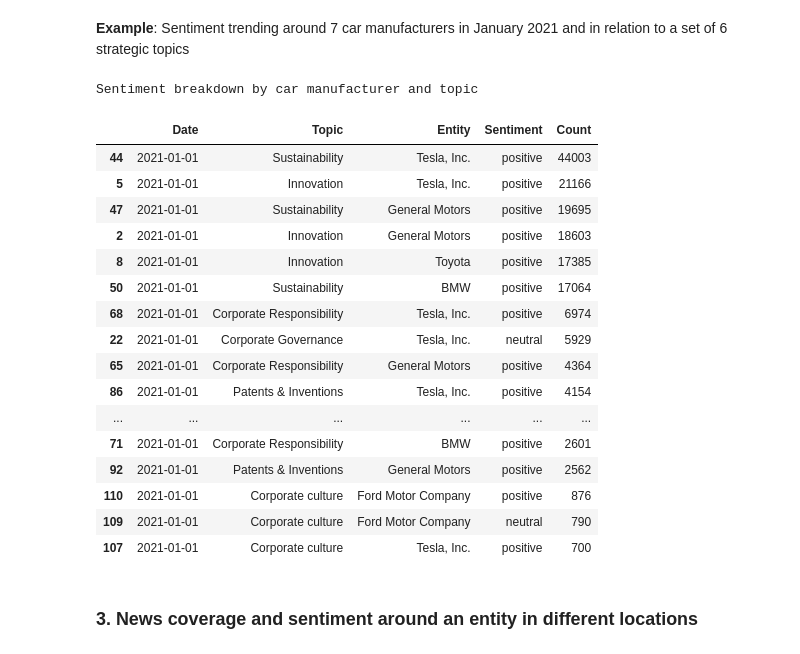
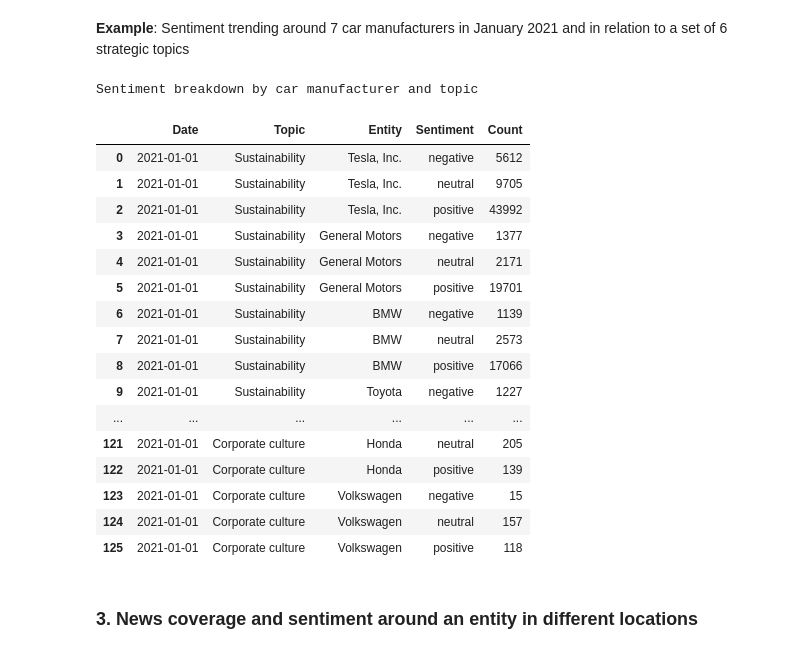
Before and after one commit to signal-ai/signal-api-tools, a Jupyter notebook: notebooks/trends_tutorial.ipynb, the cells around one changed output. Cells and saved outputs as stored; diff of their text form; code cells hidden in the pictures.

```diff
--- a/notebooks/trends_tutorial.ipynb
+++ b/notebooks/trends_tutorial.ipynb
@@ -235,49 +228,36 @@ query = {
 }
 
 car_manufacturers_result = request(json=query).json()
-# %%
-df = json_normalize(
-    car_manufacturers_result['aggregations']['group-by'],
-    ['groups', 'group-by', 'groups', 'group-by', 'groups', 'group-by', 'groups'],
-    [['groups', 'value'],
-     ['groups', 'group-by', 'groups', 'value'],
-     ['groups', 'group-by', 'groups', 'group-by', 'groups', 'value']],
-    errors='ignore')
-
-df = df.rename(columns={'value': 'Sentiment',
-                        'metrics.document-count': 'Count',
-                        'groups.value': 'Date',
-                        'groups.group-by.groups.value': 'Topic',
-                        'groups.group-by.groups.group-by.groups.value': 'Entity'})
-
-df['Topic'] = df['Topic'].apply(lambda x: x['name'])
-df['Entity'] = df['Entity'].apply(lambda x: x['name'])
-
-df = df.reindex(columns=['Date', 'Topic', 'Entity', 'Sentiment', 'Count'])
-
-# Take top 3 rows by document count for each topic
-df = df.sort_values('Count', ascending = False).groupby('Topic').head(3)
-
-df.style.set_caption('Sentiment breakdown by car manufacturer and topic')
-# %% [output]
-Sentiment breakdown by car manufacturer and topic
-|  | Date | Topic | Entity | Sentiment | Count |
-| 44 | 2021-01-01 | Sustainability | Tesla, Inc. | positive | 44003 |
-| 5 | 2021-01-01 | Innovation | Tesla, Inc. | positive | 21166 |
-| 47 | 2021-01-01 | Sustainability | General Motors | positive | 19695 |
-| 2 | 2021-01-01 | Innovation | General Motors | positive | 18603 |
-| 8 | 2021-01-01 | Innovation | Toyota | positive | 17385 |
-| 50 | 2021-01-01 | Sustainability | BMW | positive | 17064 |
-| 68 | 2021-01-01 | Corporate Responsibility | Tesla, Inc. | positive | 6974 |
-| 22 | 2021-01-01 | Corporate Governance | Tesla, Inc. | neutral | 5929 |
-| 65 | 2021-01-01 | Corporate Responsibility | General Motors | positive | 4364 |
-| 86 | 2021-01-01 | Patents & Inventions | Tesla, Inc. | positive | 4154 |
-| ... | ... | ... | ... | ... | ... |
-| 71 | 2021-01-01 | Corporate Responsibility | BMW | positive | 2601 |
-| 92 | 2021-01-01 | Patents & Inventions | General Motors | positive | 2562 |
-| 110 | 2021-01-01 | Corporate culture | Ford Motor Company | positive | 876 |
-| 109 | 2021-01-01 | Corporate culture | Ford Motor Company | neutral | 790 |
-| 107 | 2021-01-01 | Corporate culture | Tesla, Inc. | positive | 700 |
+# %%
+df = json_normalize(car_manufacturers_result, 'aggregations')
+
+df = df.rename(columns={'entity.sentiment': 'Sentiment',
+                        'document-count': 'Count',
+                        'published-at': 'Date',
+                        'topic.name': 'Topic',
+                        'entity.name': 'Entity'})
+
+df = df.reindex(columns=['Date', 'Topic', 'Entity', 'Sentiment', 'Count'])
+df.style.set_caption('Sentiment breakdown by car manufacturer and topic')
+# %% [output]
+Sentiment breakdown by car manufacturer and topic
+|  | Date | Topic | Entity | Sentiment | Count |
+| 0 | 2021-01-01 | Sustainability | Tesla, Inc. | negative | 5612 |
+| 1 | 2021-01-01 | Sustainability | Tesla, Inc. | neutral | 9705 |
+| 2 | 2021-01-01 | Sustainability | Tesla, Inc. | positive | 43992 |
+| 3 | 2021-01-01 | Sustainability | General Motors | negative | 1377 |
+| 4 | 2021-01-01 | Sustainability | General Motors | neutral | 2171 |
+| 5 | 2021-01-01 | Sustainability | General Motors | positive | 19701 |
+| 6 | 2021-01-01 | Sustainability | BMW | negative | 1139 |
+| 7 | 2021-01-01 | Sustainability | BMW | neutral | 2573 |
+| 8 | 2021-01-01 | Sustainability | BMW | positive | 17066 |
+| 9 | 2021-01-01 | Sustainability | Toyota | negative | 1227 |
+| ... | ... | ... | ... | ... | ... |
+| 121 | 2021-01-01 | Corporate culture | Honda | neutral | 205 |
+| 122 | 2021-01-01 | Corporate culture | Honda | positive | 139 |
+| 123 | 2021-01-01 | Corporate culture | Volkswagen | negative | 15 |
+| 124 | 2021-01-01 | Corporate culture | Volkswagen | neutral | 157 |
+| 125 | 2021-01-01 | Corporate culture | Volkswagen | positive | 118 |
 # %% [markdown]
 ### 3. News coverage and sentiment around an entity in different locations
 # %% [markdown]
```
Also changed, not shown: parts of 8 cells of this notebook.
